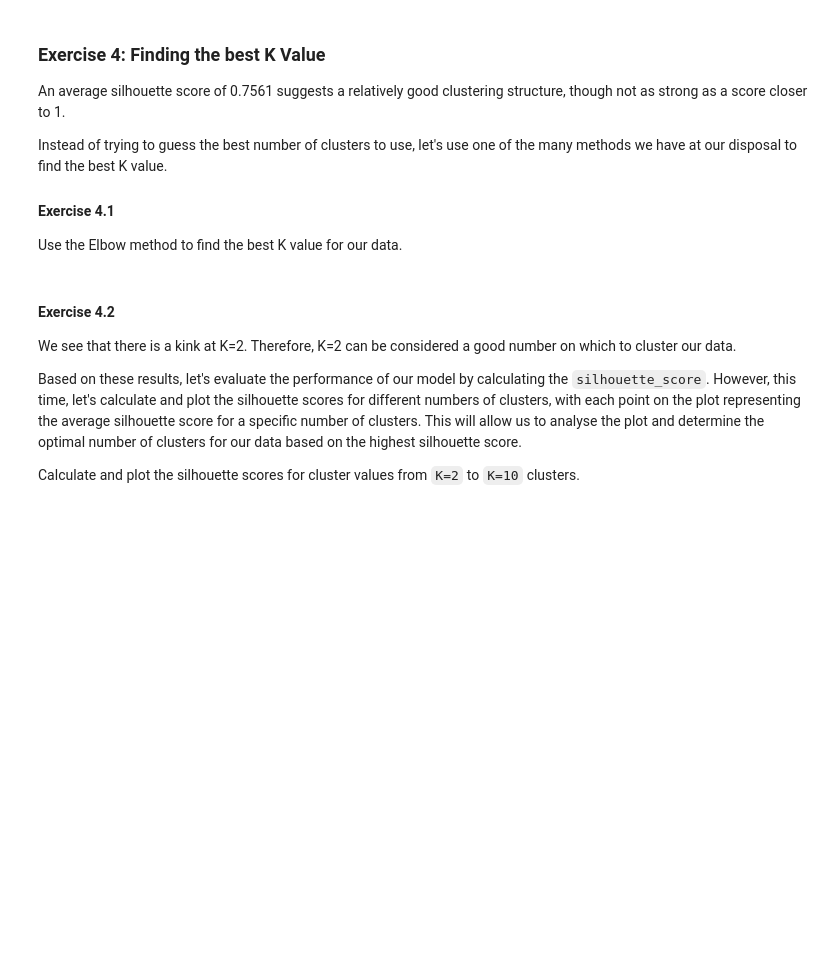
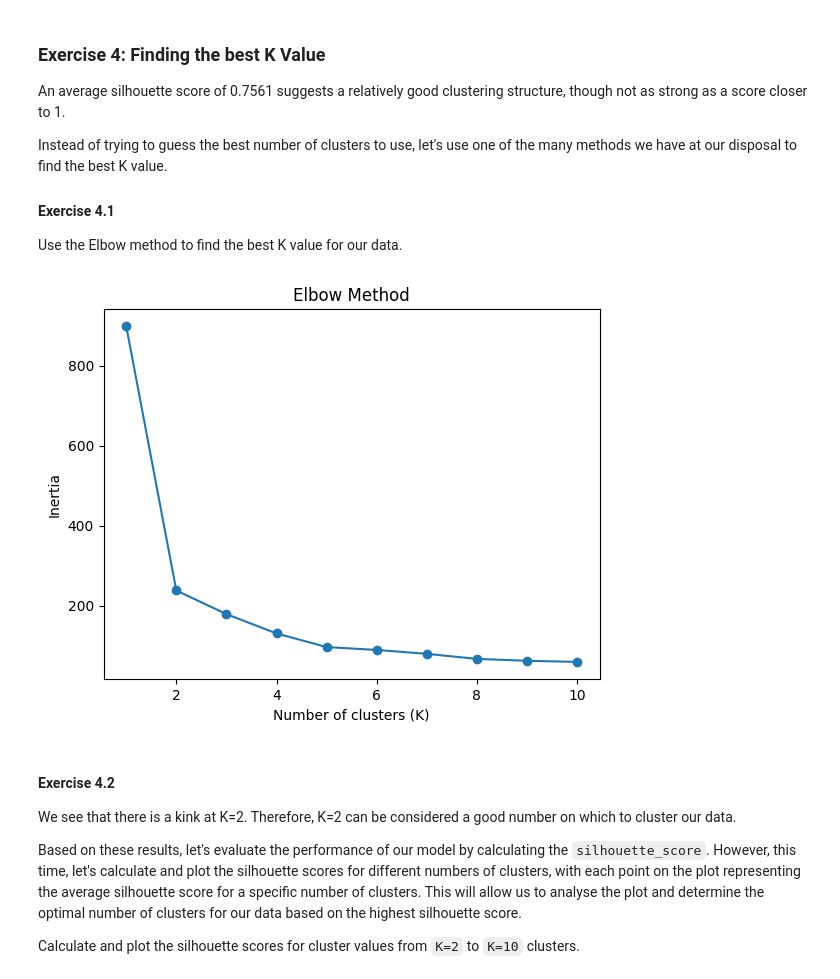
Before and after one commit to WangilaPrish/python_machine_learning, a Jupyter notebook: NLP MODULE/K_means_clustering_Exercise.ipynb, the cells around one changed output. Cells and saved outputs as stored; diff of their text form; code cells hidden in the pictures; blank space fills up the shorter version.

```diff
--- a/NLP MODULE/K_means_clustering_Exercise.ipynb
+++ b/NLP MODULE/K_means_clustering_Exercise.ipynb
@@ -199,3 +197,21 @@ Use the Elbow method to find the best K value for our data.
+# %%
+from sklearn.cluster import KMeans
+import matplotlib.pyplot as plt
+
+cs = []
+k_values = range(1, 11)
+for k in k_values:
+    kmeans = KMeans(n_clusters=k, random_state=0)
+    kmeans.fit(X_scaled)
+    cs.append(kmeans.inertia_)
+
+plt.plot(k_values, cs, marker="o")
+plt.title("Elbow Method")
+plt.xlabel("Number of clusters (K)")
+plt.ylabel("Inertia")
+plt.show()
+# %% [output]
+[figure, added]
 # %% [markdown]
 #### Exercise 4.2
 We see that there is a kink at K=2. Therefore, K=2 can be considered a good number on which to cluster our data.
```
Also changed, not shown: parts of 1 cell of this notebook.
